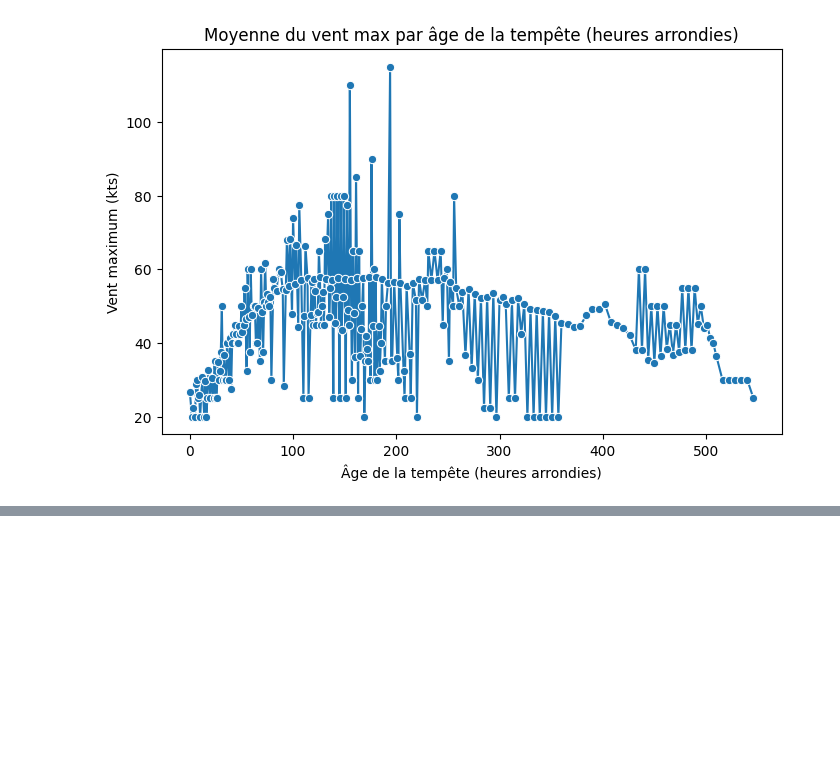
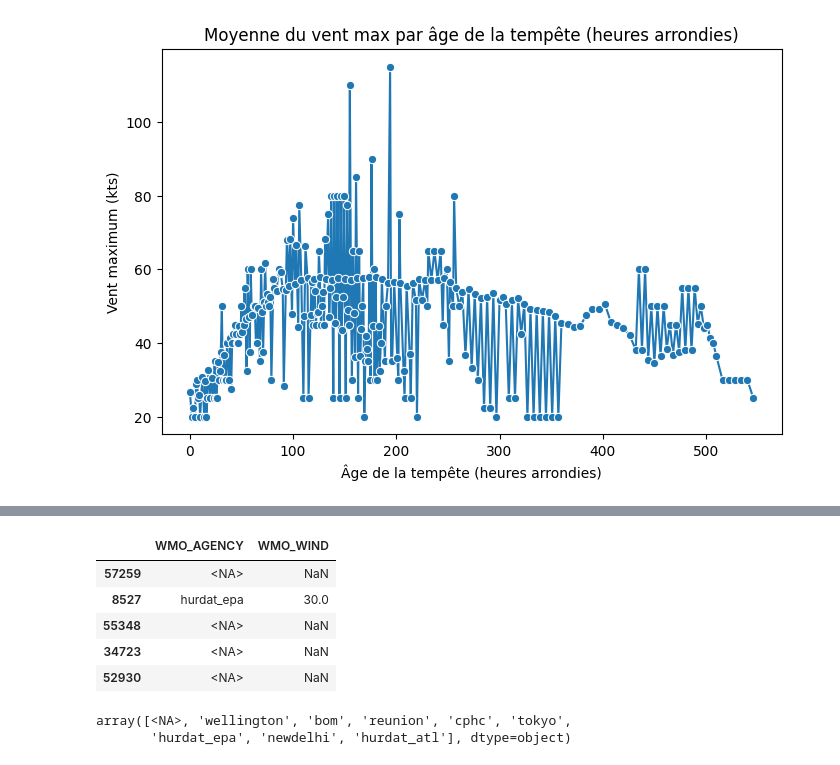
Before and after one commit to 1leolem1/Tropical-Cyclone-Strength-Prediction, a Jupyter notebook: EDA_Paul.ipynb, the cells around one changed output, grey strips where cells are left out. Cells and saved outputs as stored; diff of their text form; code cells hidden in the pictures; blank space fills up the shorter version.

```diff
--- a/EDA_Paul.ipynb
+++ b/EDA_Paul.ipynb
@@ -708,0 +836,14 @@ TypeError: agg function failed [how->mean,dtype->object]
+# %%
+df[["WMO_AGENCY","WMO_WIND"]].sample(5)
+# %% [output]
+|  | WMO_AGENCY | WMO_WIND |
+| 57259 | <NA> | NaN |
+| 8527 | hurdat_epa | 30.0 |
+| 55348 | <NA> | NaN |
+| 34723 | <NA> | NaN |
+| 52930 | <NA> | NaN |
+# %%
+df["WMO_AGENCY"].unique()
+# %% [output]
+array([<NA>, 'wellington', 'bom', 'reunion', 'cphc', 'tokyo',
+       'hurdat_epa', 'newdelhi', 'hurdat_atl'], dtype=object)
```
Also changed, not shown: parts of 22 cells of this notebook.
